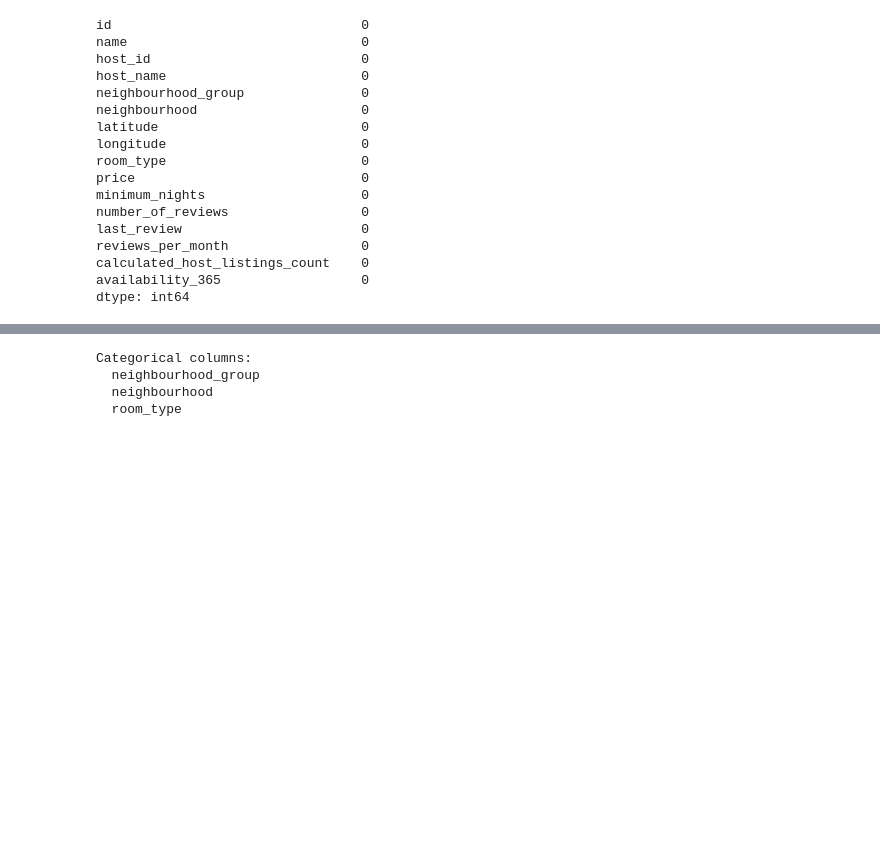
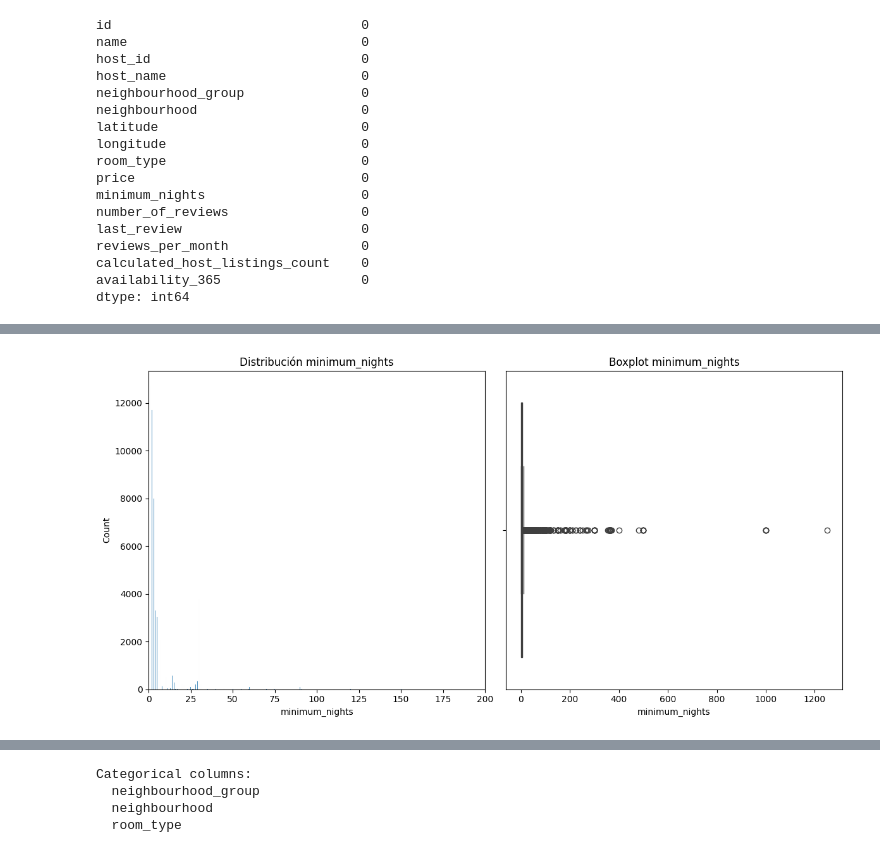
Before and after one commit to 4GeeksAcademy/fer-romerEDA, a Jupyter notebook: src/explore.ipynb, the cells around one changed output, grey strips where cells are left out. Saved outputs shown, nothing was run; the diff lists cells and outputs as text; code cells hidden in the pictures; blank space fills up the shorter version.

```diff
--- a/src/explore.ipynb
+++ b/src/explore.ipynb
@@ -217,0 +236,18 @@ AB_NYC_2019.head()
+# %%
+# Análisis de la variable 'minimum_nights'
+plt.figure(figsize=(12,6))
+
+# Histograma
+plt.subplot(1,2,1)
+sns.histplot(AB_NYC_2019['minimum_nights']).set_xlim(0,200)
+plt.title('Distribución minimum_nights')
+
+# Boxplot
+plt.subplot(1,2,2)
+sns.boxplot(x = AB_NYC_2019['minimum_nights'])
+plt.title('Boxplot minimum_nights')
+
+plt.tight_layout()
+plt.show()
+# %% [output]
+[figure, added]
```
Also changed, not shown: parts of 31 cells of this notebook, 3 other files.
